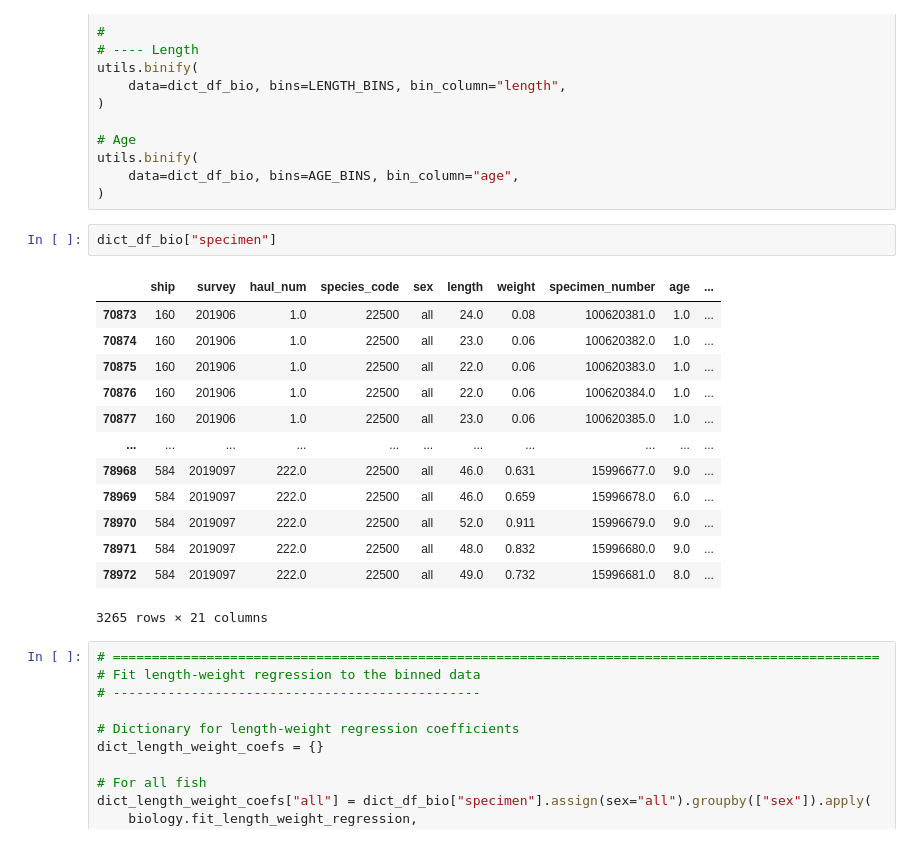
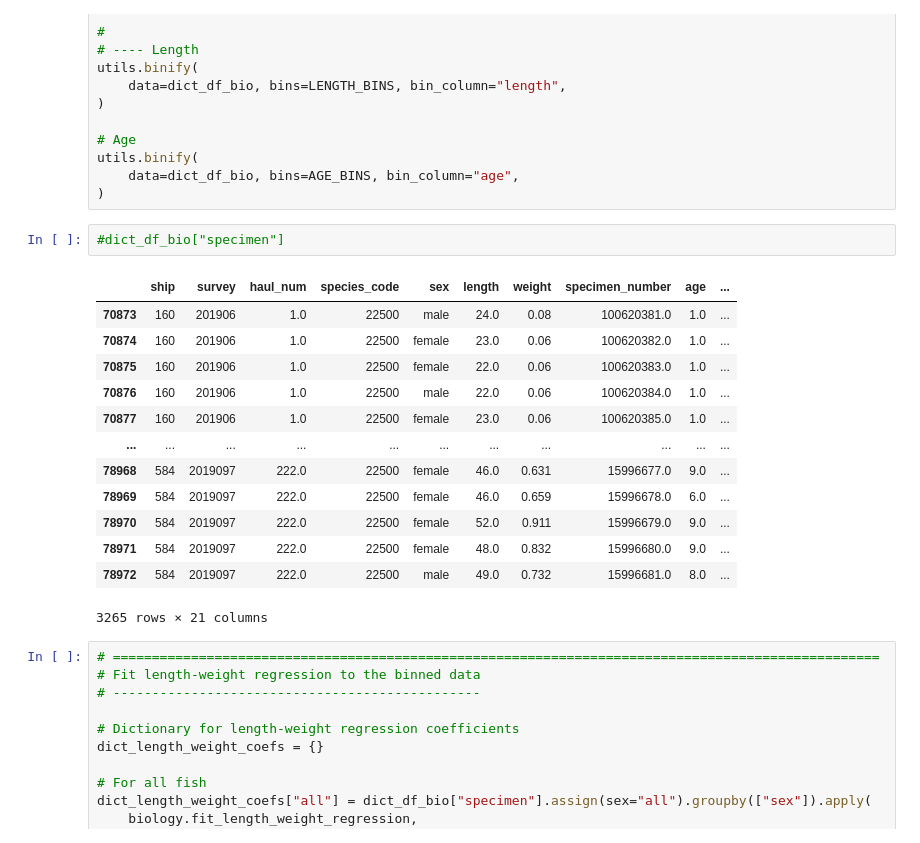
Before and after one commit to Hake-Biomass/Run_EchoPop, a Jupyter notebook: workflow/scratch_notebook.ipynb, the cells around one changed output. Drawn from its saved outputs; the diff is of its cells as text.

```diff
--- a/workflow/scratch_notebook.ipynb
+++ b/workflow/scratch_notebook.ipynb
@@ -467,20 +467,20 @@ utils.binify(
     data=dict_df_bio, bins=AGE_BINS, bin_column="age",
 )
 # %%
-dict_df_bio["specimen"]
+#dict_df_bio["specimen"]
 # %% [output]
 |  | ship | survey | haul_num | species_code | sex | length | weight | specimen_number | age | ... |
-| 70873 | 160 | 201906 | 1.0 | 22500 | all | 24.0 | 0.08 | 100620381.0 | 1.0 | ... |
-| 70874 | 160 | 201906 | 1.0 | 22500 | all | 23.0 | 0.06 | 100620382.0 | 1.0 | ... |
-| 70875 | 160 | 201906 | 1.0 | 22500 | all | 22.0 | 0.06 | 100620383.0 | 1.0 | ... |
-| 70876 | 160 | 201906 | 1.0 | 22500 | all | 22.0 | 0.06 | 100620384.0 | 1.0 | ... |
-| 70877 | 160 | 201906 | 1.0 | 22500 | all | 23.0 | 0.06 | 100620385.0 | 1.0 | ... |
+| 70873 | 160 | 201906 | 1.0 | 22500 | male | 24.0 | 0.08 | 100620381.0 | 1.0 | ... |
+| 70874 | 160 | 201906 | 1.0 | 22500 | female | 23.0 | 0.06 | 100620382.0 | 1.0 | ... |
+| 70875 | 160 | 201906 | 1.0 | 22500 | female | 22.0 | 0.06 | 100620383.0 | 1.0 | ... |
+| 70876 | 160 | 201906 | 1.0 | 22500 | male | 22.0 | 0.06 | 100620384.0 | 1.0 | ... |
+| 70877 | 160 | 201906 | 1.0 | 22500 | female | 23.0 | 0.06 | 100620385.0 | 1.0 | ... |
 | ... | ... | ... | ... | ... | ... | ... | ... | ... | ... | ... |
-| 78968 | 584 | 2019097 | 222.0 | 22500 | all | 46.0 | 0.631 | 15996677.0 | 9.0 | ... |
-| 78969 | 584 | 2019097 | 222.0 | 22500 | all | 46.0 | 0.659 | 15996678.0 | 6.0 | ... |
-| 78970 | 584 | 2019097 | 222.0 | 22500 | all | 52.0 | 0.911 | 15996679.0 | 9.0 | ... |
-| 78971 | 584 | 2019097 | 222.0 | 22500 | all | 48.0 | 0.832 | 15996680.0 | 9.0 | ... |
-| 78972 | 584 | 2019097 | 222.0 | 22500 | all | 49.0 | 0.732 | 15996681.0 | 8.0 | ... |
+| 78968 | 584 | 2019097 | 222.0 | 22500 | female | 46.0 | 0.631 | 15996677.0 | 9.0 | ... |
+| 78969 | 584 | 2019097 | 222.0 | 22500 | female | 46.0 | 0.659 | 15996678.0 | 6.0 | ... |
+| 78970 | 584 | 2019097 | 222.0 | 22500 | female | 52.0 | 0.911 | 15996679.0 | 9.0 | ... |
+| 78971 | 584 | 2019097 | 222.0 | 22500 | female | 48.0 | 0.832 | 15996680.0 | 9.0 | ... |
+| 78972 | 584 | 2019097 | 222.0 | 22500 | male | 49.0 | 0.732 | 15996681.0 | 8.0 | ... |
 3265 rows × 21 columns
 # %%
 # ==================================================================================================
```
